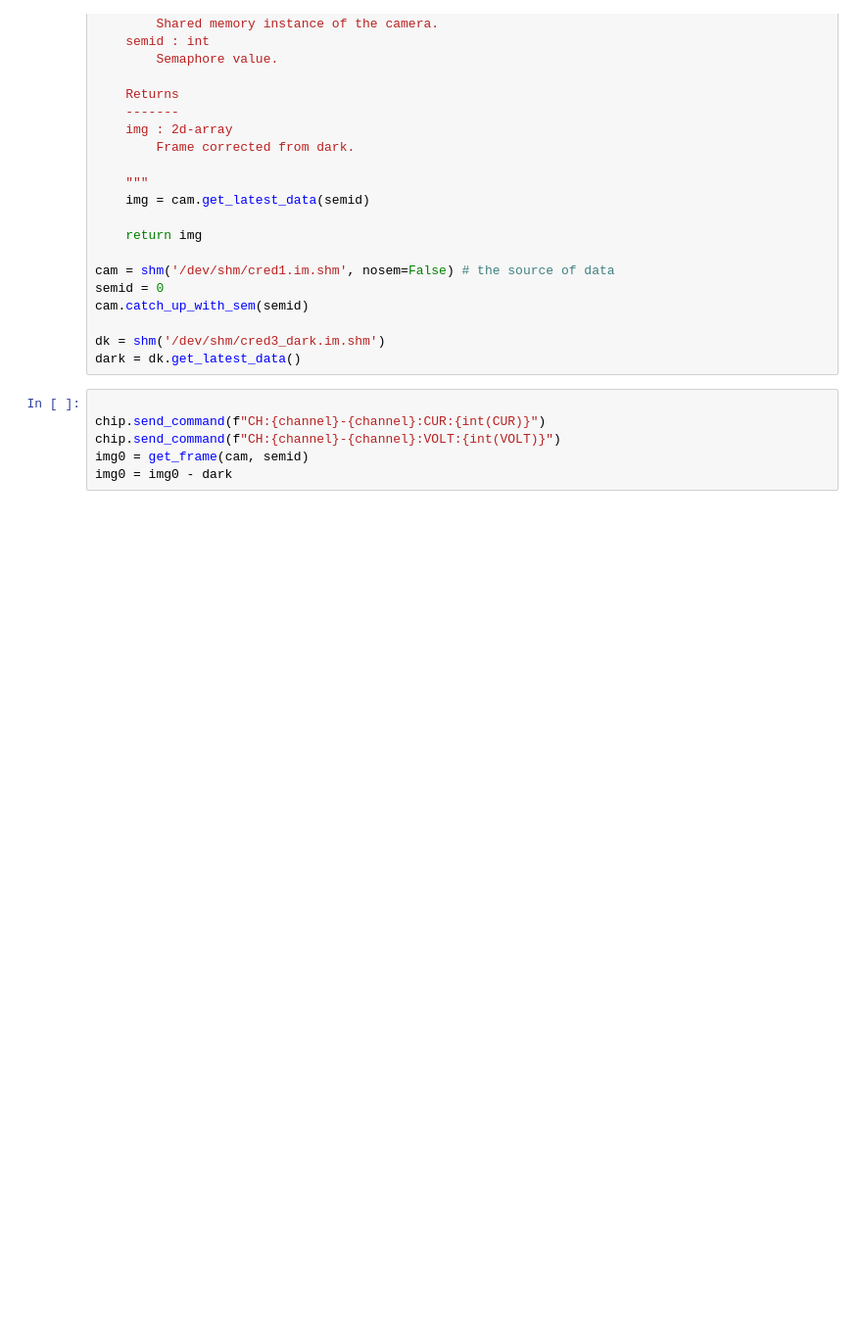
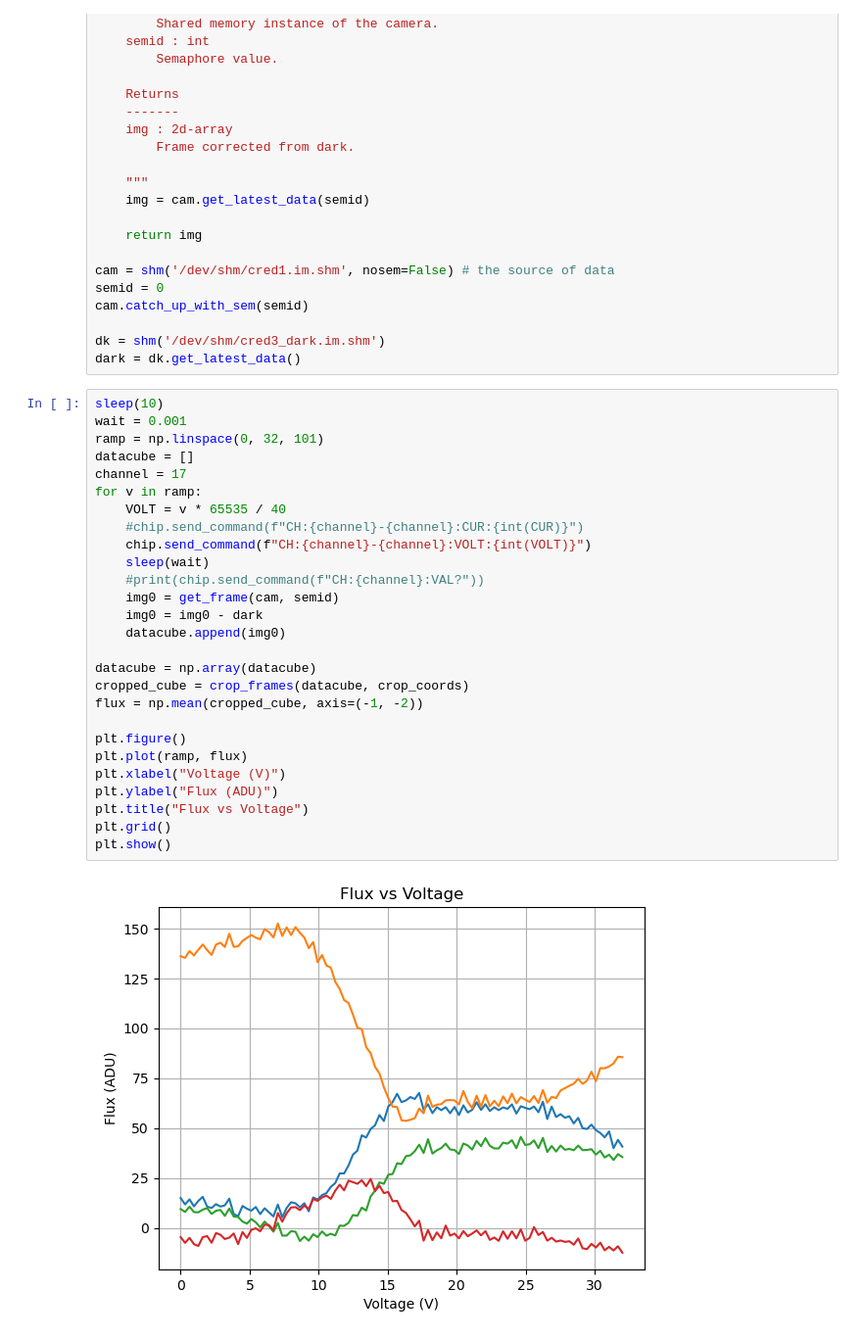
Before and after one commit to VForiel/PHOBos, a Jupyter notebook: tests_topas.ipynb, the cells around one changed output. Shown at 98% size. Cells and saved outputs as stored; diff of their text form; blank space fills up the shorter version.

Commit message:
Flux(Voltage) plot

```diff
--- a/tests_topas.ipynb
+++ b/tests_topas.ipynb
@@ -101,8 +103,31 @@ cam.catch_up_with_sem(semid)
 dk = shm('/dev/shm/cred3_dark.im.shm')
 dark = dk.get_latest_data()
 # %%
+sleep(10)
+wait = 0.001
+ramp = np.linspace(0, 32, 101)
+datacube = []
+channel = 17
+for v in ramp:
+    VOLT = v * 65535 / 40
+    #chip.send_command(f"CH:{channel}-{channel}:CUR:{int(CUR)}")
+    chip.send_command(f"CH:{channel}-{channel}:VOLT:{int(VOLT)}")
+    sleep(wait)
+    #print(chip.send_command(f"CH:{channel}:VAL?"))
+    img0 = get_frame(cam, semid)
+    img0 = img0 - dark
+    datacube.append(img0)
 
-chip.send_command(f"CH:{channel}-{channel}:CUR:{int(CUR)}")
-chip.send_command(f"CH:{channel}-{channel}:VOLT:{int(VOLT)}")
-img0 = get_frame(cam, semid)
-img0 = img0 - dark
+datacube = np.array(datacube)
+cropped_cube = crop_frames(datacube, crop_coords)
+flux = np.mean(cropped_cube, axis=(-1, -2))
+
+plt.figure()
+plt.plot(ramp, flux)
+plt.xlabel("Voltage (V)")
+plt.ylabel("Flux (ADU)")
+plt.title("Flux vs Voltage")
+plt.grid()
+plt.show()
+# %% [output]
+[figure, added]
```
Also changed, not shown: parts of 5 cells of this notebook.
